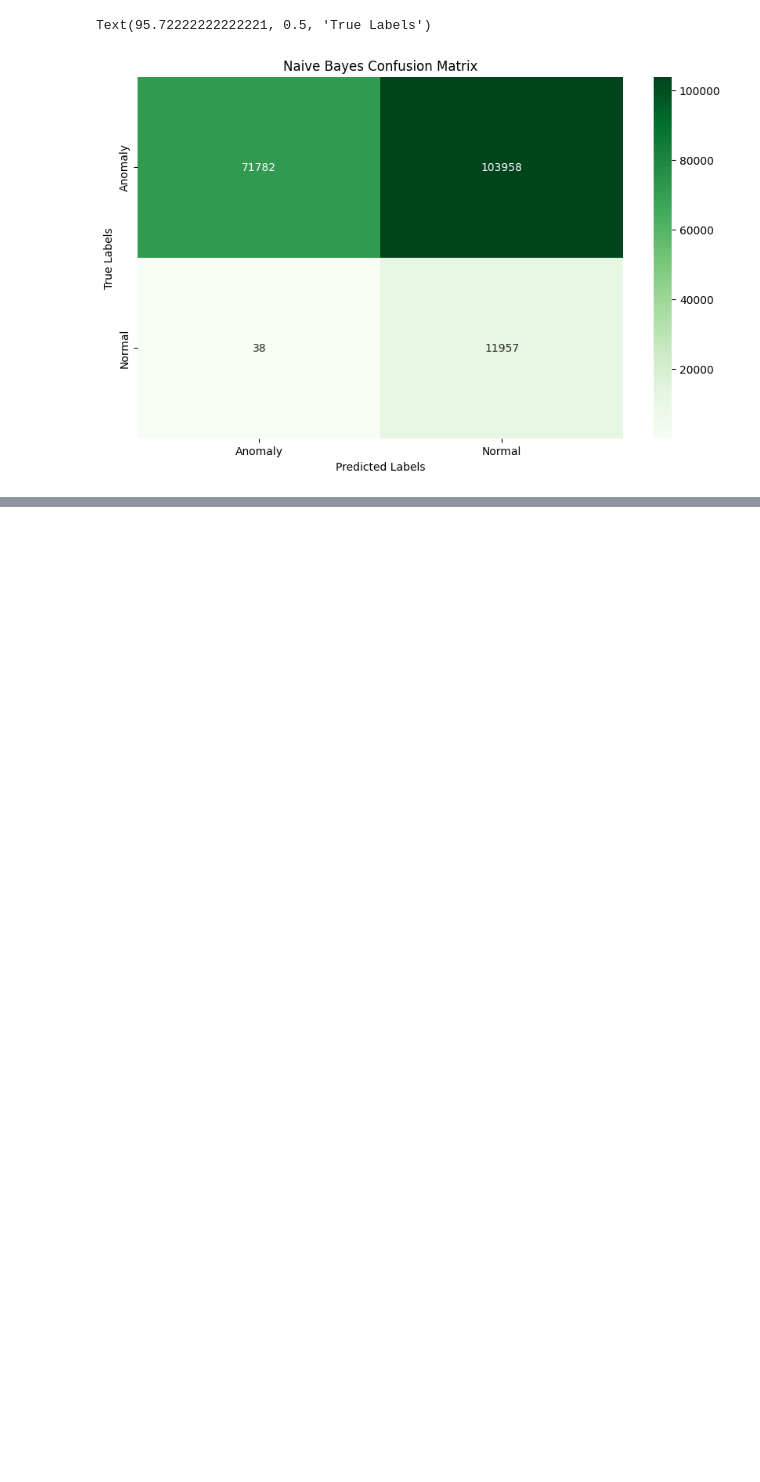
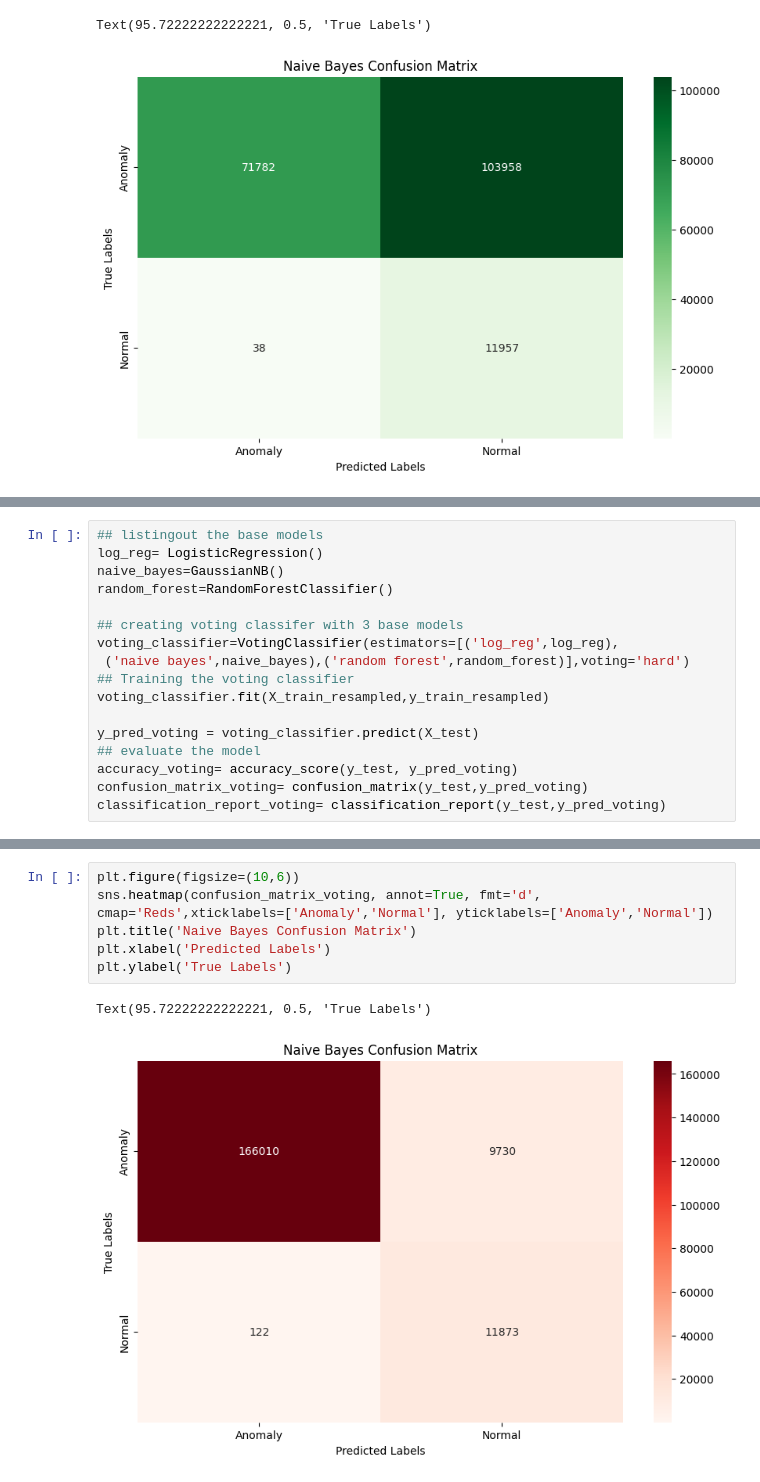
Before and after one commit to nonyeashley/Network-Intrusion-Detection-Using-Ensemble-Method-, a Jupyter notebook: Network_Intrusion.ipynb, the cells around one changed output, grey strips where cells are left out. Cells and saved outputs as stored; diff of their text form; blank space fills up the shorter version.

```diff
--- a/Network_Intrusion.ipynb
+++ b/Network_Intrusion.ipynb
@@ -577,0 +593,17 @@ Text(95.72222222222221, 0.5, 'True Labels')
+# %%
+## listingout the base models
+log_reg= LogisticRegression()
+naive_bayes=GaussianNB()
+random_forest=RandomForestClassifier()
+
+## creating voting classifer with 3 base models
+voting_classifier=VotingClassifier(estimators=[('log_reg',log_reg),
+ ('naive bayes',naive_bayes),('random forest',random_forest)],voting='hard')
+## Training the voting classifier
+voting_classifier.fit(X_train_resampled,y_train_resampled)
+
+y_pred_voting = voting_classifier.predict(X_test)
+## evaluate the model
+accuracy_voting= accuracy_score(y_test, y_pred_voting)
+confusion_matrix_voting= confusion_matrix(y_test,y_pred_voting)
+classification_report_voting= classification_report(y_test,y_pred_voting)
@@ -577,0 +639,9 @@ Text(95.72222222222221, 0.5, 'True Labels')
+# %%
+plt.figure(figsize=(10,6))
+sns.heatmap(confusion_matrix_voting, annot=True, fmt='d', cmap='Reds',xticklabels=['Anomaly','Normal'], yticklabels=['Anomaly','Normal'])
+plt.title('Naive Bayes Confusion Matrix')
+plt.xlabel('Predicted Labels')
+plt.ylabel('True Labels')
+# %% [output]
+Text(95.72222222222221, 0.5, 'True Labels')
+[figure, added]
```
Also changed, not shown: parts of 11 cells of this notebook.
